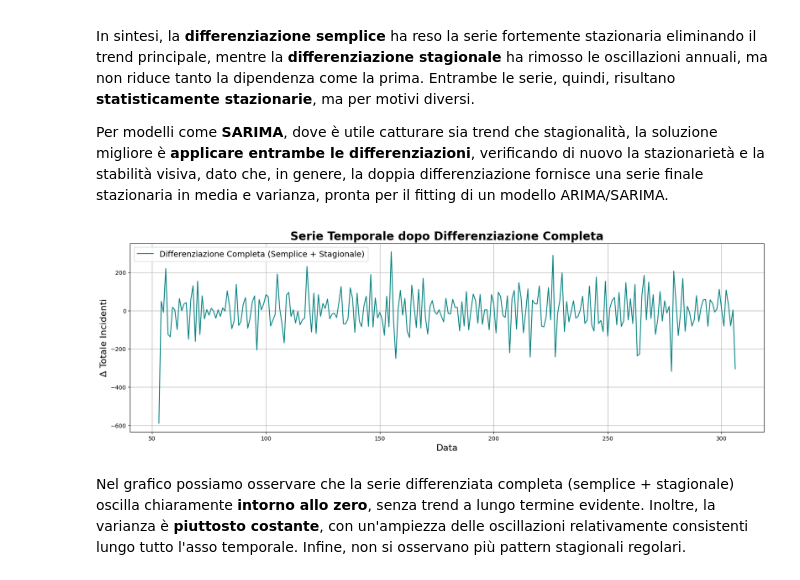
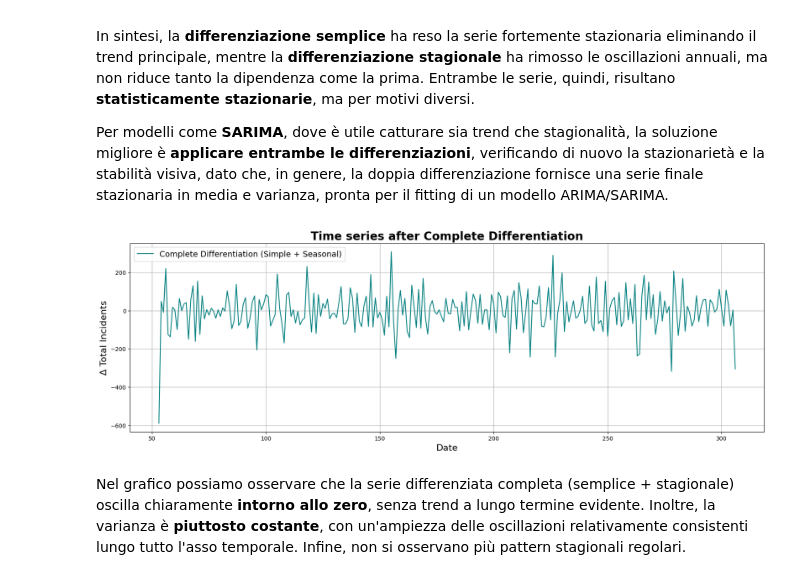
Before and after one commit to MattSona99/DataScience, a Jupyter notebook: Classification_Clustering_TimeSeries/timeseries.ipynb, the cells around one changed output. Saved outputs shown, nothing was run; the diff lists cells and outputs as text; code cells hidden in the pictures.

```diff
--- a/Classification_Clustering_TimeSeries/timeseries.ipynb
+++ b/Classification_Clustering_TimeSeries/timeseries.ipynb
@@ -444,18 +442,18 @@ Per modelli come **SARIMA**, dove è utile catturare sia trend che stagionalità
 # %%
 # Differenziazione completa (semplice + stagionale)
 crime_diff_full = crime_time_series['Total Incidents'].diff().diff(52).dropna()
 
 # Grafico della differenziazione completa
 plt.figure(figsize=(20, 6))
-plt.plot(crime_diff_full, label='Differenziazione Completa (Semplice + Stagionale)', color='teal', linewidth=1.5)
-plt.title('Serie Temporale dopo Differenziazione Completa', fontsize=20, fontweight='bold')
-plt.xlabel('Data', fontsize=16)
-plt.ylabel('Δ Totale Incidenti', fontsize=16)
+plt.plot(crime_diff_full, label='Complete Differentiation (Simple + Seasonal)', color='teal', linewidth=1.5)
+plt.title('Time series after Complete Differentiation', fontsize=20, fontweight='bold')
+plt.xlabel('Date', fontsize=16)
+plt.ylabel('Δ Total Incidents', fontsize=16)
 plt.legend(fontsize=14, loc='upper left')
 plt.grid(True)
 plt.show()
 # %% [output]
-[figure, old version]
+[figure, new version]
 # %% [markdown]
 Nel grafico possiamo osservare che la serie differenziata completa (semplice + stagionale) oscilla chiaramente **intorno allo zero**, senza trend a lungo termine evidente. Inoltre, la varianza è **piuttosto costante**, con un'ampiezza delle oscillazioni relativamente consistenti lungo tutto l'asso temporale. Infine, non si osservano più pattern stagionali regolari.
 # %%
```
Also changed, not shown: parts of 15 cells of this notebook.
